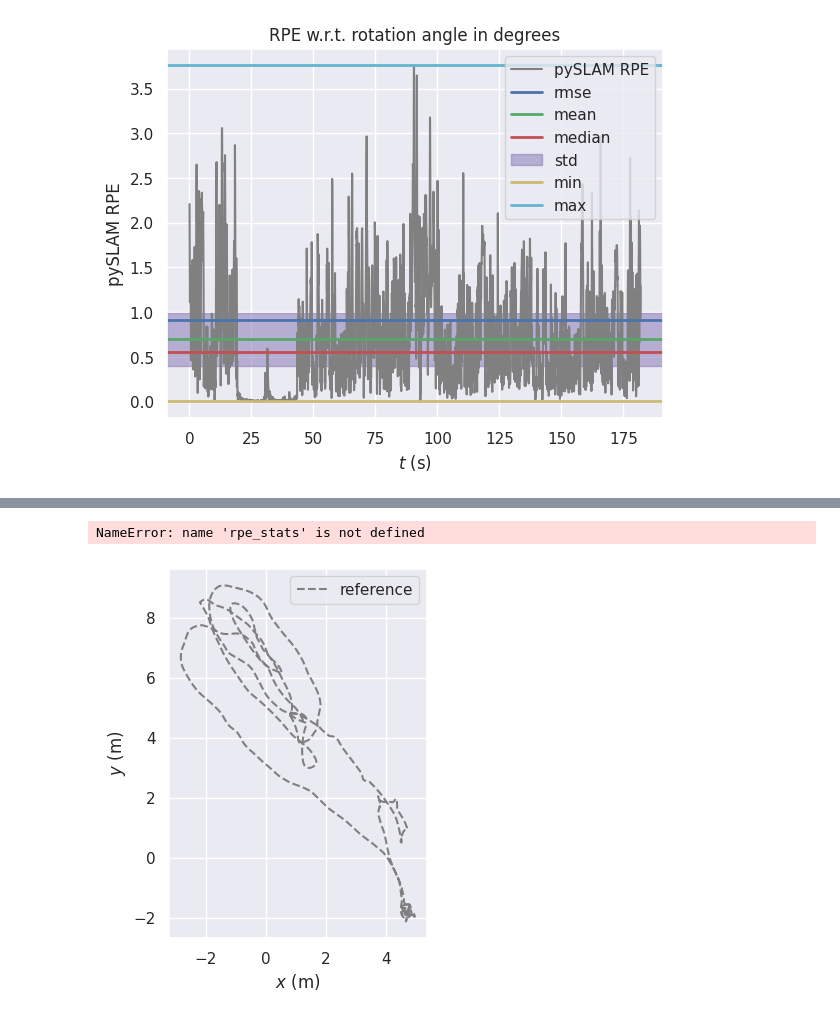
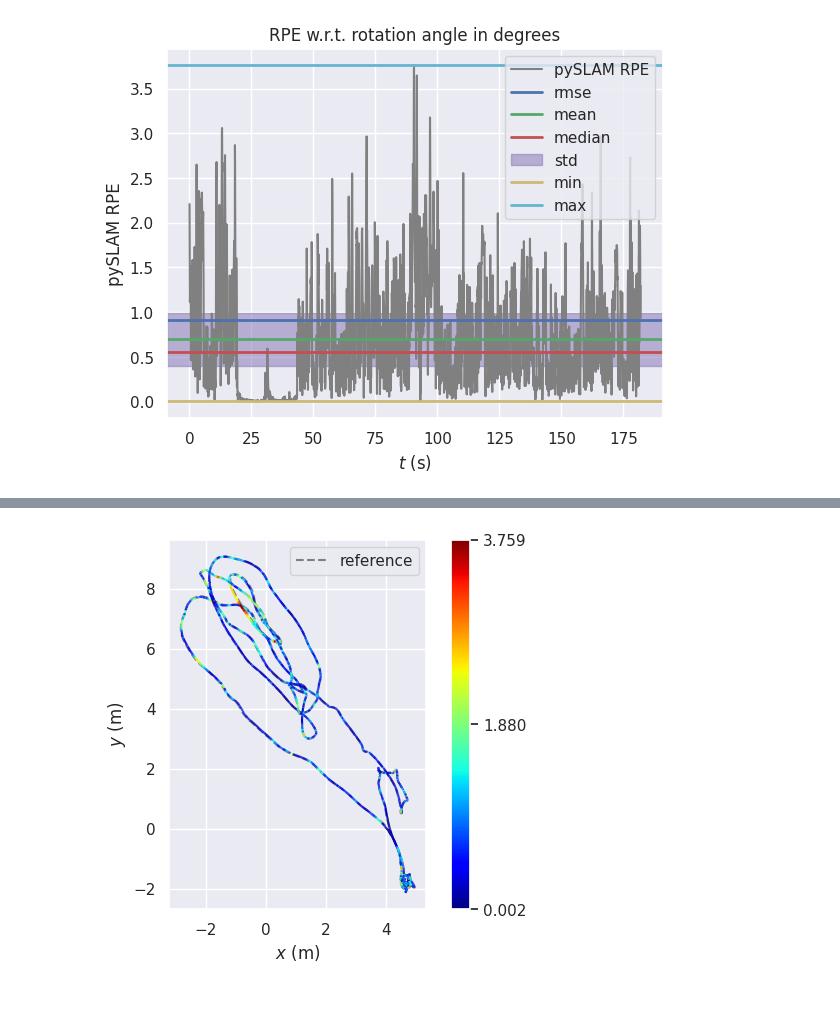
Before and after one commit to anathonic/Trajectory-Comparison-ORB-SLAM3-pySLAM, a Jupyter notebook: trajectories_comparison.ipynb, the cells around one changed output, grey strips where cells are left out. Drawn from its saved outputs; the diff is of its cells as text; code cells hidden in the pictures.

Commit message:
Relative Pose Error (RPE)

```diff
--- a/trajectories_comparison.ipynb
+++ b/trajectories_comparison.ipynb
@@ -419,5 +418,4 @@ NameError: name 'rpe_stats' is not defined
 # %%
-plot_rpe_with_colormapping(traj_pyslam_plot, traj_gt_plot, rpe_r)
+plot_rpe_with_colormapping(traj_pyslam_plot, traj_gt_plot, rpe_stats_all_pyslam)
 # %% [output]
-NameError: name 'rpe_stats' is not defined
-[figure, old version]
+[figure, new version]
```
Also changed, not shown: parts of 1 cell of this notebook.
